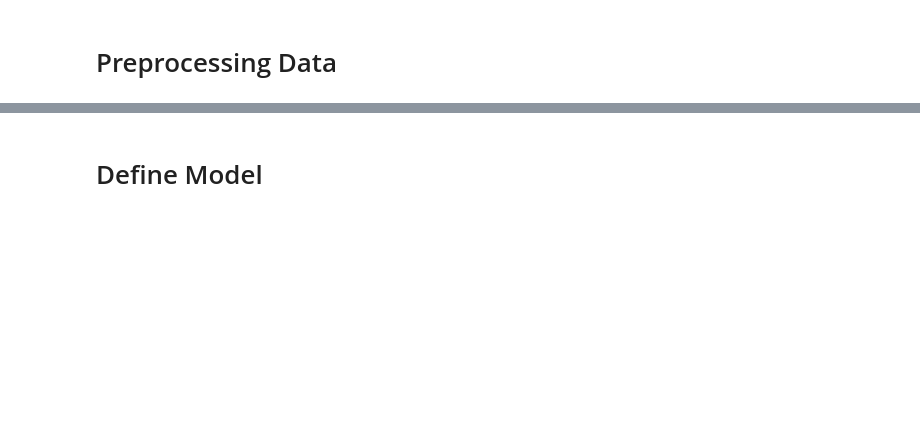
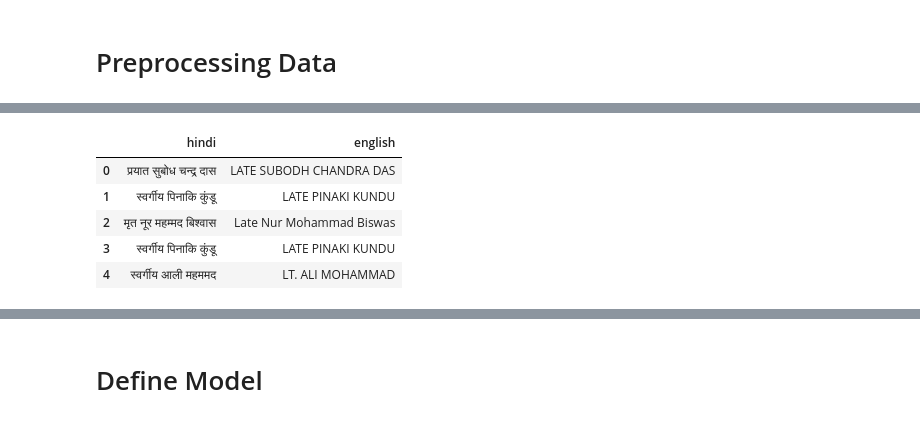
Before and after one commit to in-rolls/indicate, a Jupyter notebook: scripts/Transliterate.ipynb, the cells around one changed output, grey strips where cells are left out. Cells and saved outputs as stored; diff of their text form; code cells hidden in the pictures; blank space fills up the shorter version.

```diff
--- a/scripts/Transliterate.ipynb
+++ b/scripts/Transliterate.ipynb
@@ -21 +33,18 @@ model.h5  model_plot_dec.png  model.png  players_with_hindi_names.json  s2s.h5
+# %%
+af_df = affidavits_df[['fathers_or_husbands_name_hindi', 'fathers_or_husbands_name_english', 'name_hindi', 'name_english']]
+# %%
+# split and merge
+input_target_df = pd.concat([
+                    af_df[['fathers_or_husbands_name_hindi','fathers_or_husbands_name_english']].rename(columns={"fathers_or_husbands_name_hindi": "hindi", "fathers_or_husbands_name_english": "english"}),
+                    af_df[['name_hindi','name_english']].rename(columns={"name_hindi": "hindi", "name_english": "english"})
+                  ], ignore_index=True)
+# %%
+input_target_df.head()
+# %% [output]
+|  | hindi | english |
+| 0 | प्रयात सुबोध चन्द्र दास | LATE SUBODH CHANDRA DAS |
+| 1 | स्वर्गीय पिनाकि कुंडू | LATE PINAKI KUNDU |
+| 2 | मृत नूर महम्मद बिश्वास | Late Nur Mohammad Biswas |
+| 3 | स्वर्गीय पिनाकि कुंडू | LATE PINAKI KUNDU |
+| 4 | स्वर्गीय आली महममद | LT. ALI MOHAMMAD |
 # %%
```
Also changed, not shown: parts of 37 cells of this notebook.
